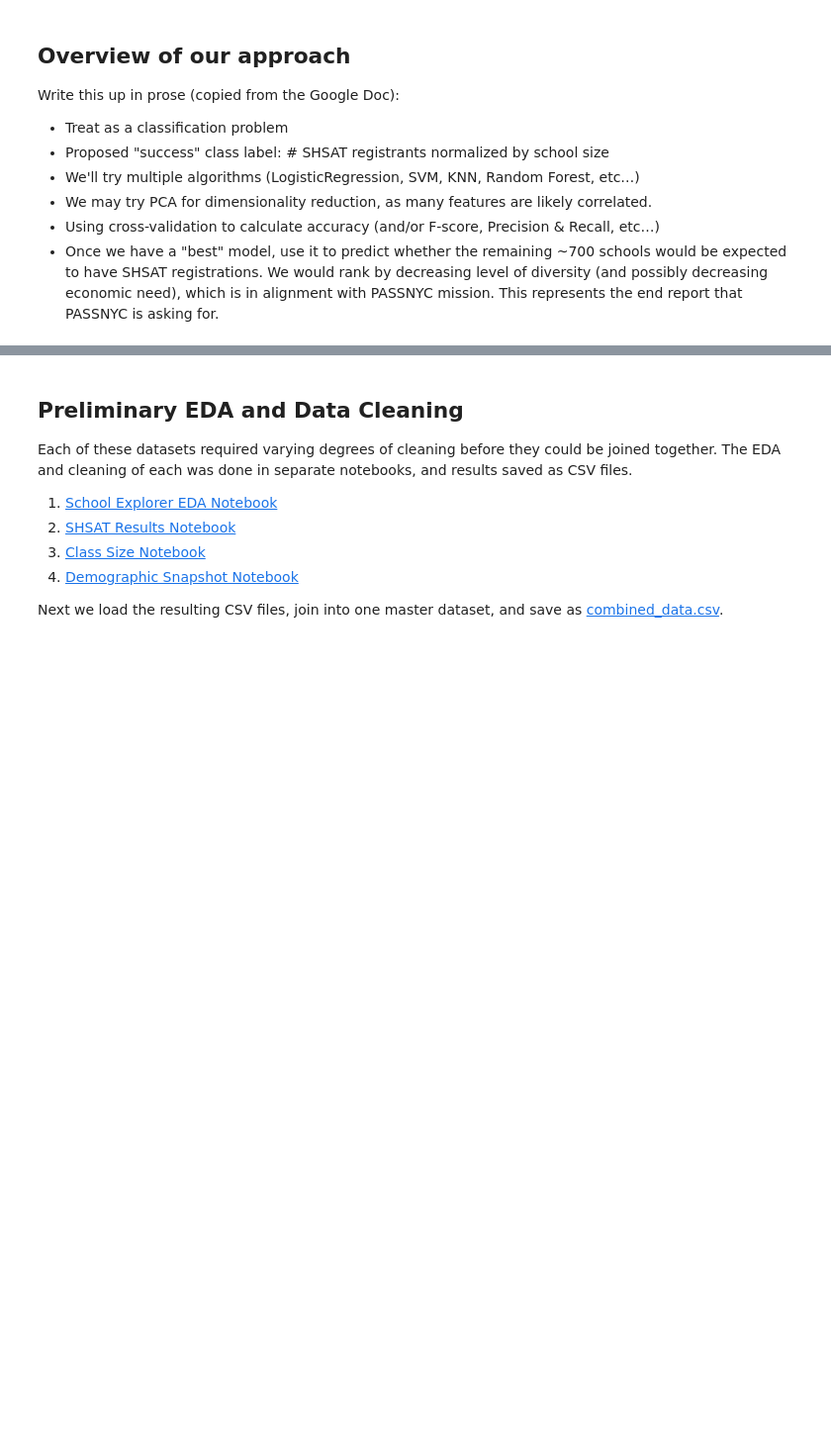
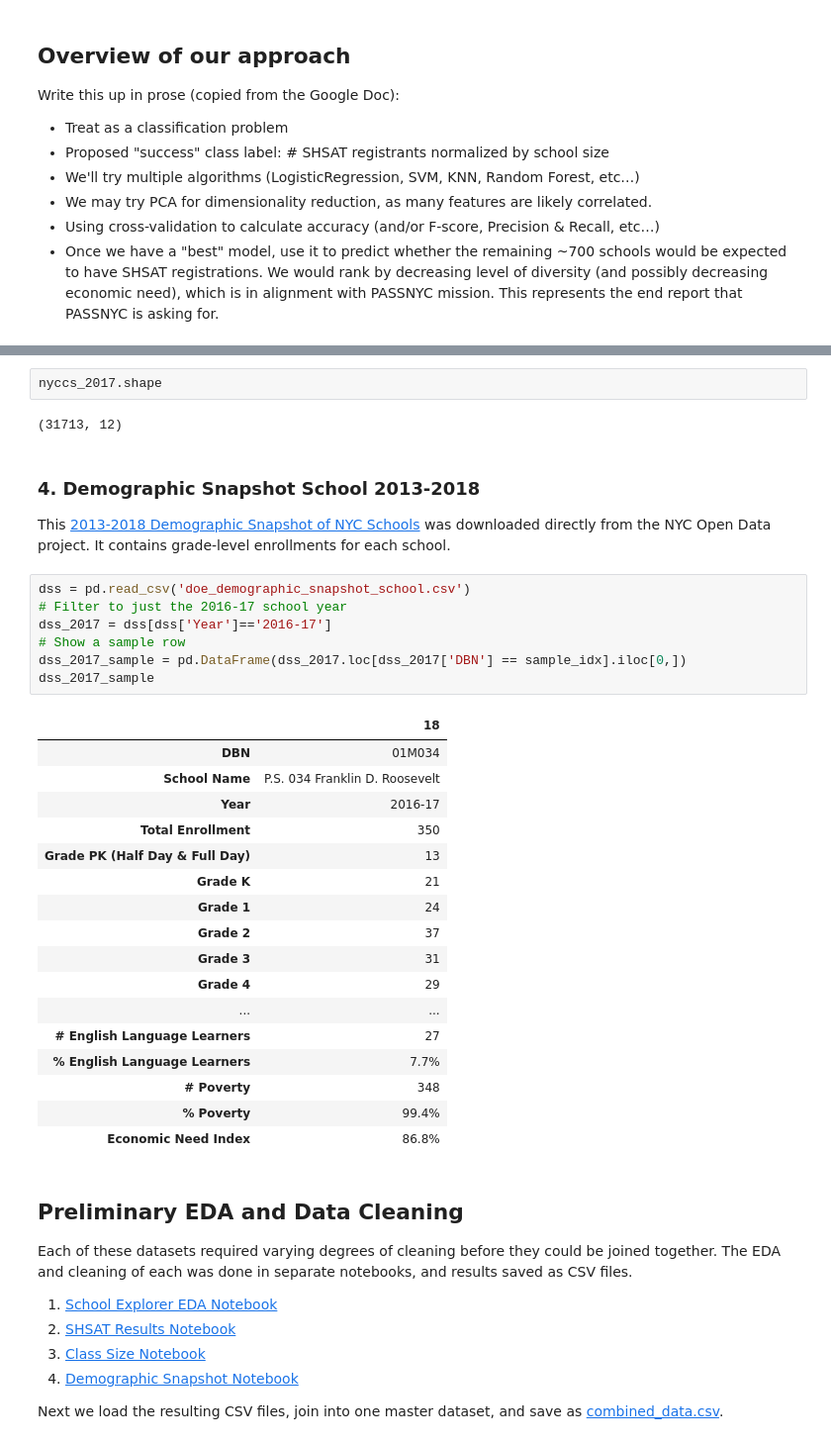
Before and after one commit to mwinton/W207-final-project, a Jupyter notebook: final_project_overview.ipynb, the cells around one changed output, grey strips where cells are left out. Shown: that part at 99% size. Saved outputs shown, nothing was run; the diff lists cells and outputs as text; blank space fills up the shorter version.

```diff
--- a/final_project_overview.ipynb
+++ b/final_project_overview.ipynb
@@ -47,3 +122,36 @@ This [2013-2018 Demographic Snapshot of NYC Schools](https://data.cityofnewyork.
+# %%
+nyccs_2017.shape
+# %% [output]
+(31713, 12)
+# %% [markdown]
+### 4. Demographic Snapshot School 2013-2018
+
+This [2013-2018 Demographic Snapshot of NYC Schools](https://data.cityofnewyork.us/Education/2013-2018-Demographic-Snapshot-School/s52a-8aq6) was downloaded directly from the NYC Open Data project. It contains grade-level enrollments for each school.
+# %%
+dss = pd.read_csv('doe_demographic_snapshot_school.csv')
+# Filter to just the 2016-17 school year
+dss_2017 = dss[dss['Year']=='2016-17']
+# Show a sample row
+dss_2017_sample = pd.DataFrame(dss_2017.loc[dss_2017['DBN'] == sample_idx].iloc[0,])
+dss_2017_sample
+# %% [output]
+|  | 18 |
+| DBN | 01M034 |
+| School Name | P.S. 034 Franklin D. Roosevelt |
+| Year | 2016-17 |
+| Total Enrollment | 350 |
+| Grade PK (Half Day & Full Day) | 13 |
+| Grade K | 21 |
+| Grade 1 | 24 |
+| Grade 2 | 37 |
+| Grade 3 | 31 |
+| Grade 4 | 29 |
+| ... | ... |
+| # English Language Learners | 27 |
+| % English Language Learners | 7.7% |
+| # Poverty | 348 |
+| % Poverty | 99.4% |
+| Economic Need Index | 86.8% |
 # %% [markdown]
 ## Preliminary EDA and Data Cleaning
 
```
Also changed, not shown: parts of 10 cells of this notebook.
